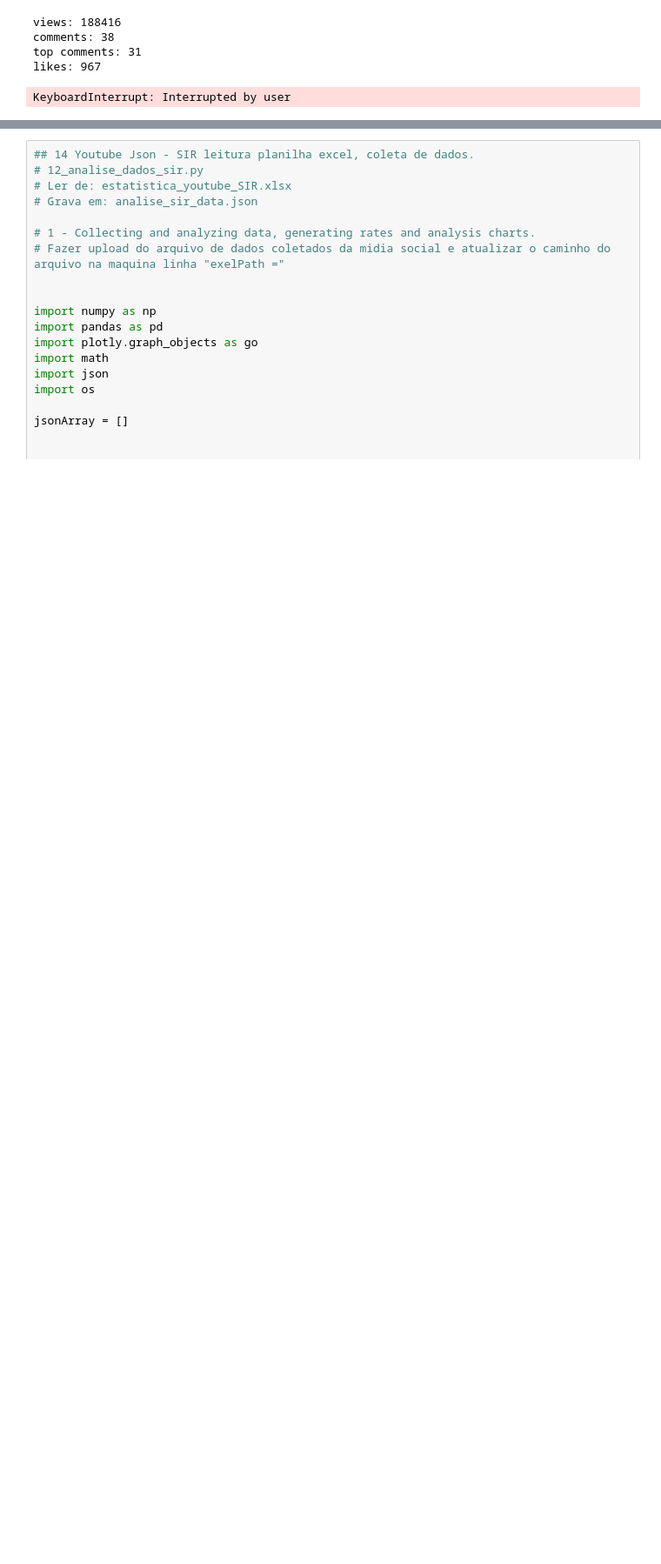
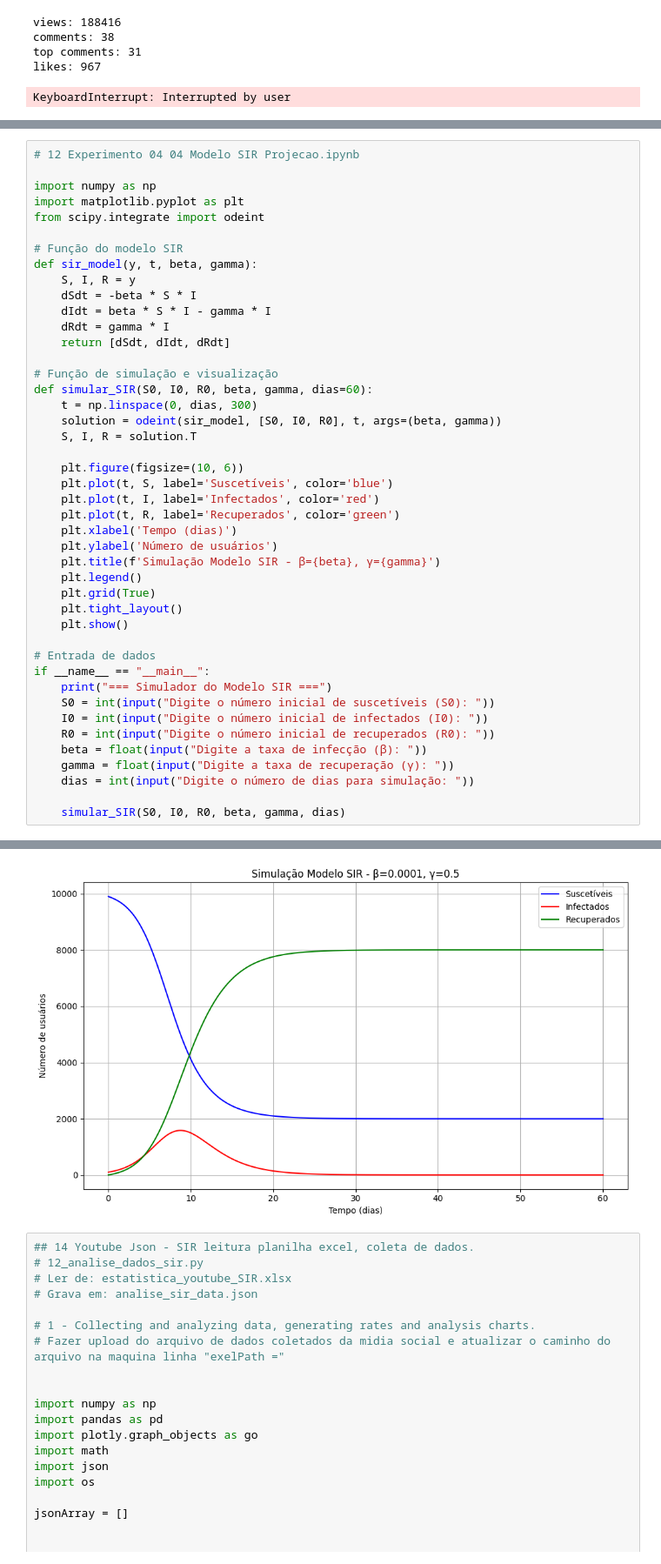
Before and after one commit to RitaNegreiros/RitaNegreiros, a Jupyter notebook: Codigos_Todos_os_Experimentos_SSC_SIR_Adaptado_Projeçao_DadosColetados.ipynb, the cells around one changed output, grey strips where cells are left out. Shown at 87% size. Drawn from its saved outputs; the diff is of its cells as text; blank space fills up the shorter version.

```diff
--- a/Codigos_Todos_os_Experimentos_SSC_SIR_Adaptado_Projeçao_DadosColetados.ipynb
+++ b/Codigos_Todos_os_Experimentos_SSC_SIR_Adaptado_Projeçao_DadosColetados.ipynb
@@ -1882,0 +1772,45 @@ figSir.show()
+# %%
+# 12 Experimento 04 04 Modelo SIR Projecao.ipynb
+
+import numpy as np
+import matplotlib.pyplot as plt
+from scipy.integrate import odeint
+
+# Função do modelo SIR
+def sir_model(y, t, beta, gamma):
+    S, I, R = y
+    dSdt = -beta * S * I
+    dIdt = beta * S * I - gamma * I
+    dRdt = gamma * I
+    return [dSdt, dIdt, dRdt]
+
+# Função de simulação e visualização
+def simular_SIR(S0, I0, R0, beta, gamma, dias=60):
+    t = np.linspace(0, dias, 300)
+    solution = odeint(sir_model, [S0, I0, R0], t, args=(beta, gamma))
+    S, I, R = solution.T
+
+    plt.figure(figsize=(10, 6))
+    plt.plot(t, S, label='Suscetíveis', color='blue')
+    plt.plot(t, I, label='Infectados', color='red')
+    plt.plot(t, R, label='Recuperados', color='green')
+    plt.xlabel('Tempo (dias)')
+    plt.ylabel('Número de usuários')
+    plt.title(f'Simulação Modelo SIR - β={beta}, γ={gamma}')
+    plt.legend()
+    plt.grid(True)
+    plt.tight_layout()
+    plt.show()
+
+# Entrada de dados
+if __name__ == "__main__":
+    print("=== Simulador do Modelo SIR ===")
+    S0 = int(input("Digite o número inicial de suscetíveis (S0): "))
+    I0 = int(input("Digite o número inicial de infectados (I0): "))
+    R0 = int(input("Digite o número inicial de recuperados (R0): "))
+    beta = float(input("Digite a taxa de infecção (β): "))
+    gamma = float(input("Digite a taxa de recuperação (γ): "))
+    dias = int(input("Digite o número de dias para simulação: "))
+
+    simular_SIR(S0, I0, R0, beta, gamma, dias)
+# %% [output]
@@ -1883,3 +1824,4 @@ figSir.show()
+[figure, added]
 # %%
 ## 14 Youtube Json - SIR leitura planilha excel, coleta de dados.
 # 12_analise_dados_sir.py
```
Also changed, not shown: parts of 2 cells of this notebook.
